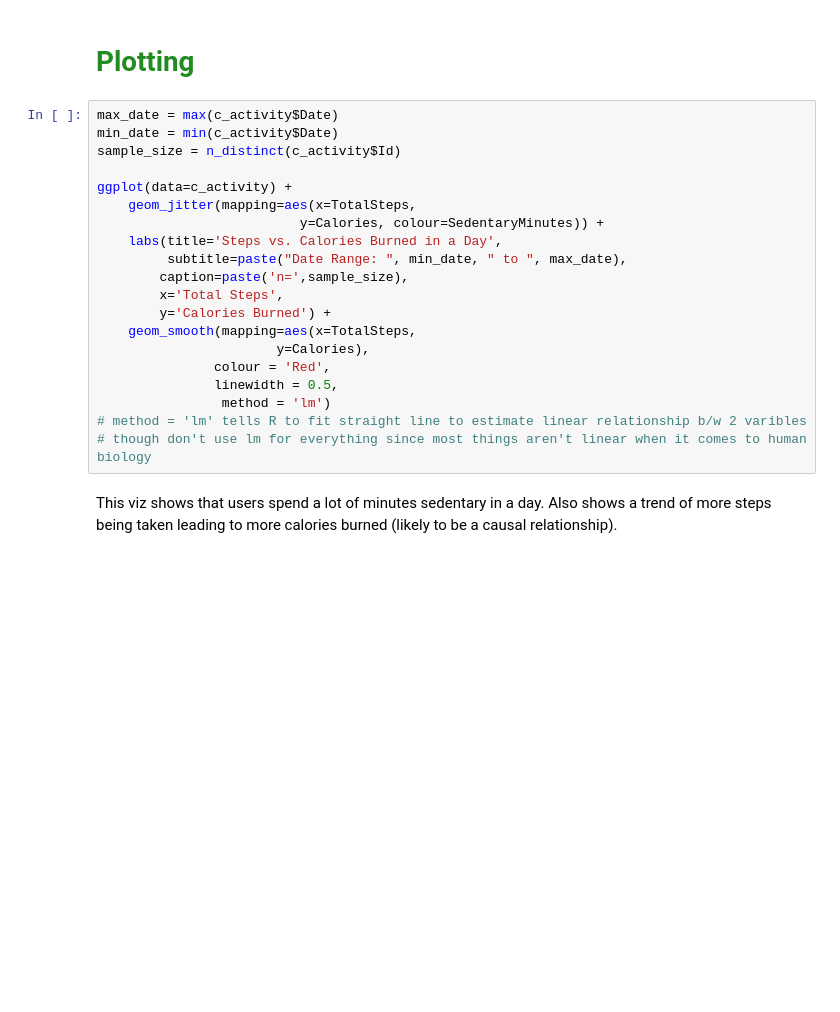
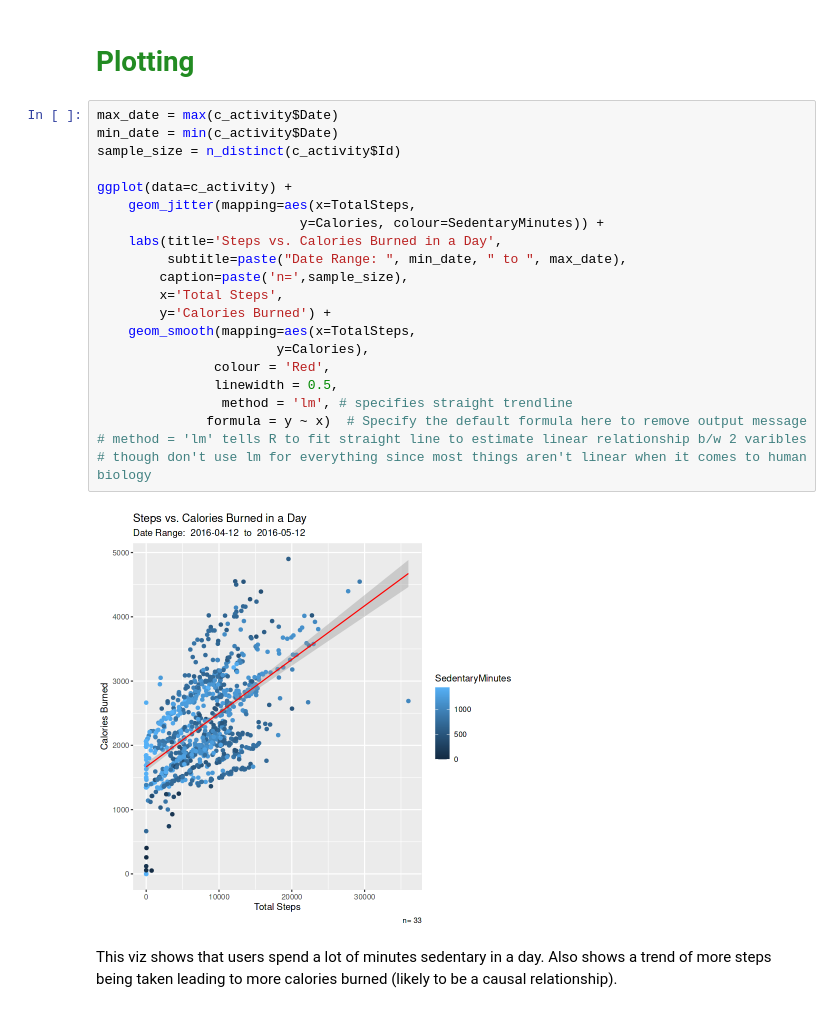
Before and after one commit to MinhJrDinh/Bellabeat-Case-Study, a Jupyter notebook: bellabeat-case-study.ipynb, the cells around one changed output. Drawn from its saved outputs; the diff is of its cells as text; blank space fills up the shorter version.

```diff
--- a/bellabeat-case-study.ipynb
+++ b/bellabeat-case-study.ipynb
@@ -194,23 +304,26 @@ n_distinct(hourly_int_steps$Id)
 # %%
 max_date = max(c_activity$Date)
 min_date = min(c_activity$Date)
 sample_size = n_distinct(c_activity$Id)
 
 ggplot(data=c_activity) +
     geom_jitter(mapping=aes(x=TotalSteps,
                           y=Calories, colour=SedentaryMinutes)) +
     labs(title='Steps vs. Calories Burned in a Day',
          subtitle=paste("Date Range: ", min_date, " to ", max_date),
         caption=paste('n=',sample_size),
         x='Total Steps',
         y='Calories Burned') +
     geom_smooth(mapping=aes(x=TotalSteps,
                        y=Calories),
                colour = 'Red',
                linewidth = 0.5,
-                method = 'lm')
+                method = 'lm', # specifies straight trendline
+              formula = y ~ x)  # Specify the default formula here to remove output message
 # method = 'lm' tells R to fit straight line to estimate linear relationship b/w 2 varibles
 # though don't use lm for everything since most things aren't linear when it comes to human biology
+# %% [output]
+[figure, added]
 # %% [markdown]
 This viz shows that users spend a lot of minutes sedentary in a day. Also shows a trend of more steps being taken leading to more calories burned (likely to be a causal relationship).
 # %%
```
Also changed, not shown: parts of 15 cells of this notebook.
